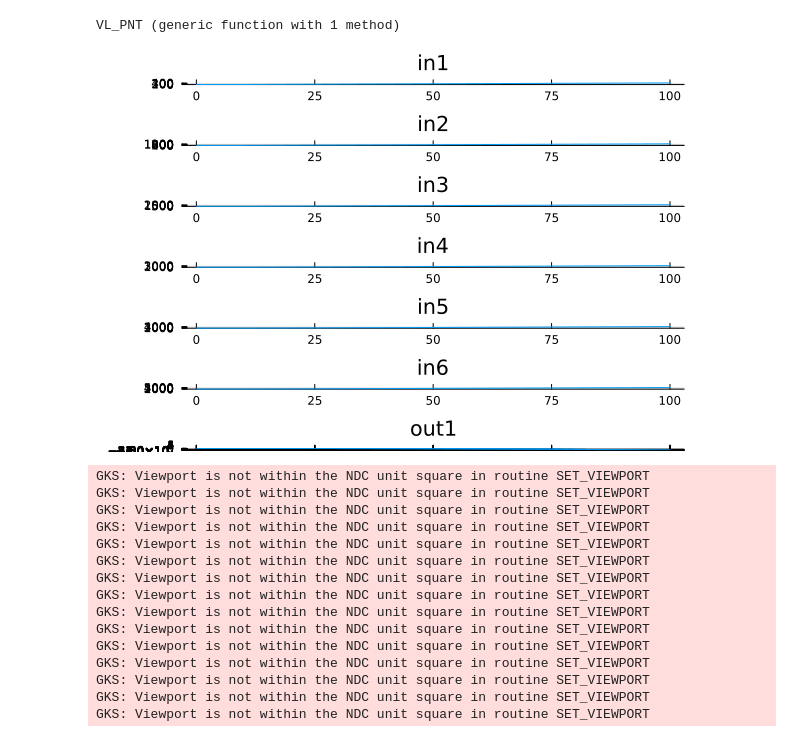
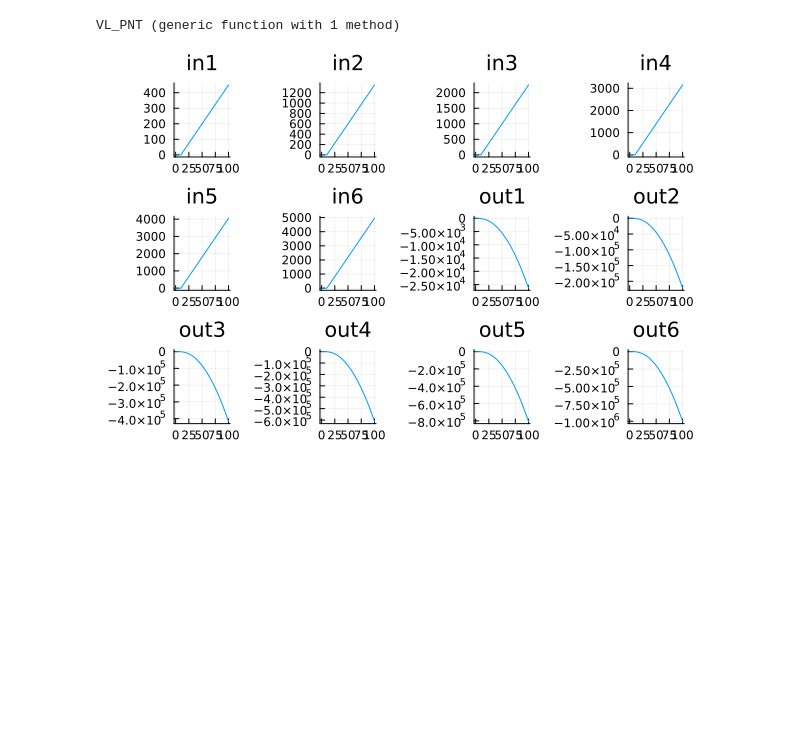
Before and after one commit to JuliaMBD/JuliaMBD-sample, a Jupyter notebook: VL_PNT.ipynb, the cells around one changed output. Drawn from its saved outputs; the diff is of its cells as text; code cells hidden in the pictures; blank space fills up the shorter version.

```diff
--- a/VL_PNT.ipynb
+++ b/VL_PNT.ipynb
@@ -169,47 +169,32 @@ VL_PNT (generic function with 1 method)
         ramp5 = Ramp(starttime=10, slope=45)
         ramp6 = Ramp(starttime=10, slope=55)
     end
     @connect begin
         ramp1.out => m.F_ENG_MNT_F2VL_N
         ramp2.out => m.F_ENG_MNT_R2VL_N
         ramp3.out => m.F_ST_F2VL_N
         ramp4.out => m.F_ST_R2VL_N
         ramp5.out => m.F_SUS_R2VL_N
         ramp6.out => m.F_SUS_F2VL_N
     end
     @scope begin
         m.F_ENG_MNT_F2VL_N => in1
         m.F_ENG_MNT_R2VL_N => in2
         m.F_ST_F2VL_N => in3
         m.F_ST_R2VL_N => in4
         m.F_SUS_R2VL_N => in5
         m.F_SUS_F2VL_N => in6
         m.v_VL2ENG_MNT_F_mps => out1
         m.v_VL2ENG_MNT_R_mps => out2
         m.v_VL2ST_F_mps => out3
         m.v_VL2ST_R_mps => out4
         m.v_VL2SUS_R_mps => out5
         m.v_VL2SUS_F_mps => out6
     end
 end
 
 m = @compile TestVL_PNT()
 res = simulate(m, tspan=[0, 100])
-plot(res, layout=(3,3))
+plot(res, layout=(3,4))
 # %% [output]
-[figure, old version]
+[figure, new version]
-GKS: Viewport is not within the NDC unit square in routine SET_VIEWPORT
-GKS: Viewport is not within the NDC unit square in routine SET_VIEWPORT
-GKS: Viewport is not within the NDC unit square in routine SET_VIEWPORT
-GKS: Viewport is not within the NDC unit square in routine SET_VIEWPORT
-GKS: Viewport is not within the NDC unit square in routine SET_VIEWPORT
-GKS: Viewport is not within the NDC unit square in routine SET_VIEWPORT
-GKS: Viewport is not within the NDC unit square in routine SET_VIEWPORT
-GKS: Viewport is not within the NDC unit square in routine SET_VIEWPORT
-GKS: Viewport is not within the NDC unit square in routine SET_VIEWPORT
-GKS: Viewport is not within the NDC unit square in routine SET_VIEWPORT
-GKS: Viewport is not within the NDC unit square in routine SET_VIEWPORT
-GKS: Viewport is not within the NDC unit square in routine SET_VIEWPORT
-GKS: Viewport is not within the NDC unit square in routine SET_VIEWPORT
-GKS: Viewport is not within the NDC unit square in routine SET_VIEWPORT
-GKS: Viewport is not within the NDC unit square in routine SET_VIEWPORT
```
Also changed, not shown: parts of 1 cell of this notebook, 1 other file.
